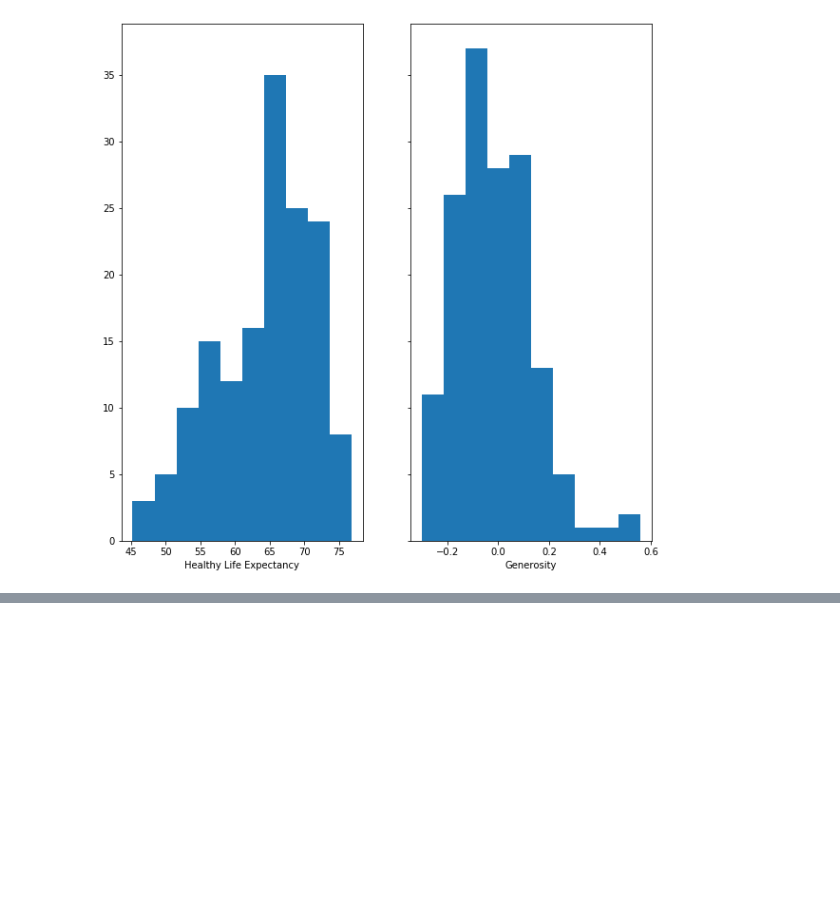
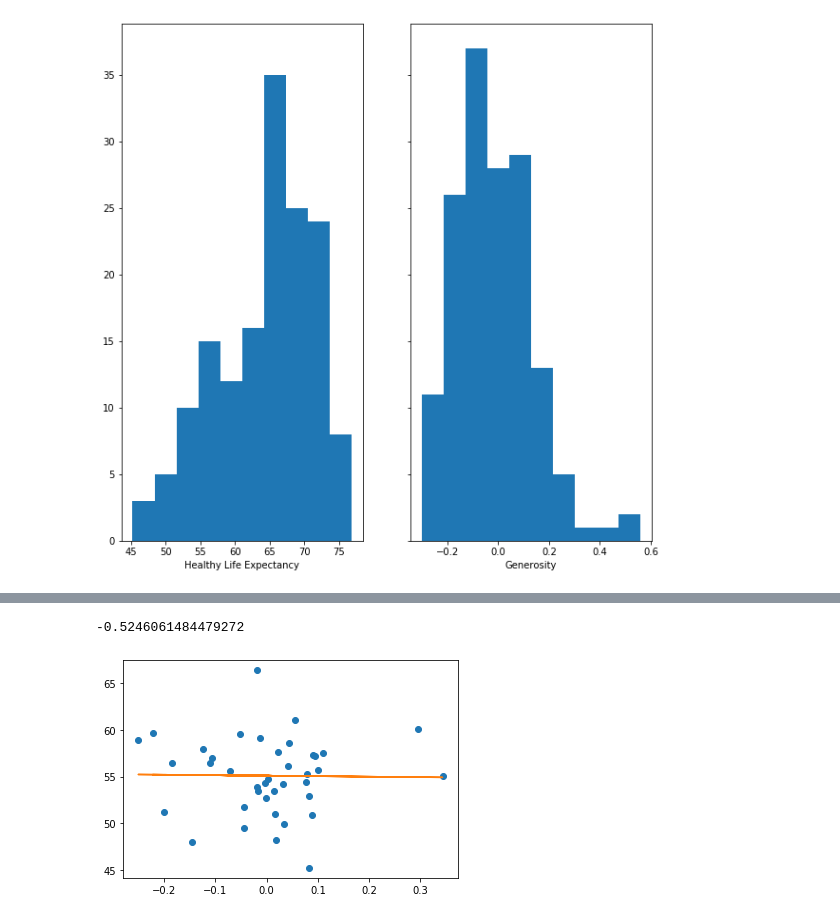
Before and after one commit to ax18031/ax18031_EMATM0048, a Jupyter notebook: Part3_folder/PART3.ipynb, the cells around one changed output, grey strips where cells are left out. Cells and saved outputs as stored; diff of their text form; code cells hidden in the pictures; blank space fills up the shorter version.

```diff
--- a/Part3_folder/PART3.ipynb
+++ b/Part3_folder/PART3.ipynb
@@ -116,0 +92,13 @@ plt.xlabel('Top Ten Happiest Countries')
+# %%
+condition2 = df['Regional indicator']=='Sub-Saharan Africa'
+ssafrica_hle = df.loc[condition2,:]
+x_1 = df.loc[condition2,:]
+x = x_1['Generosity']
+y = x_1['Healthy life expectancy']
+plt.plot(x,y,'o')
+m, b = np.polyfit(x, y, 1)
+plt.plot(x, m*x + b)
+print(m)
+# %% [output]
+-0.5246061484479272
+[figure, added]
```
Also changed, not shown: parts of 33 cells of this notebook.
